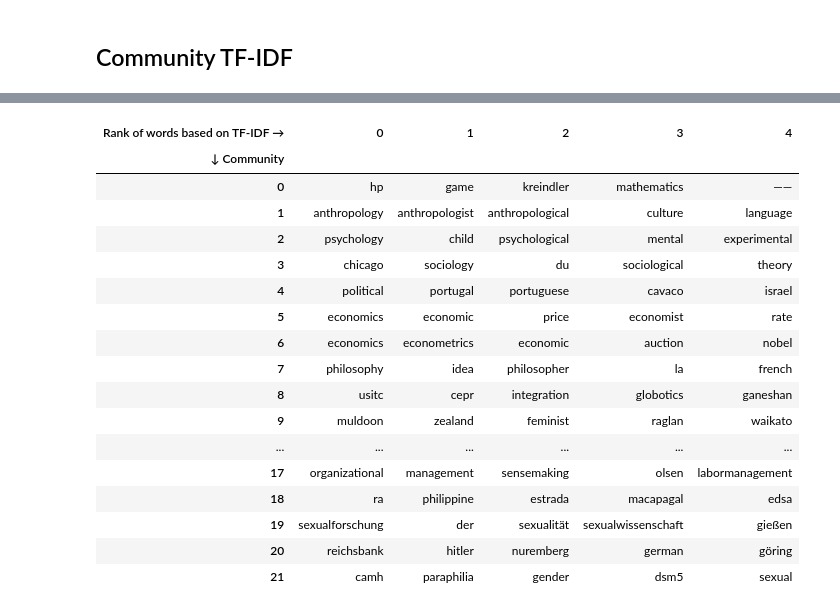
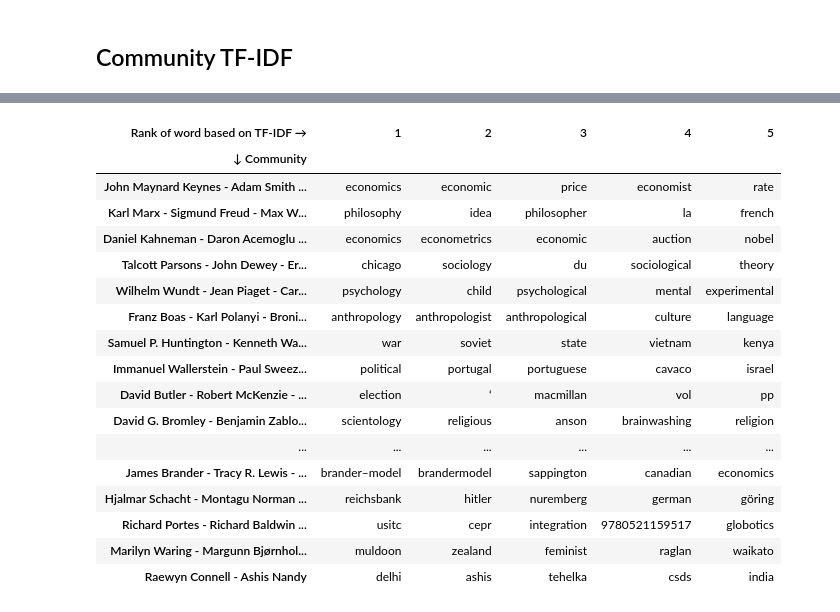
Before and after one commit to EsbenBL/social_graph_exam, a Jupyter notebook: Text Analysis.ipynb, the cells around one changed output, grey strips where cells are left out. Drawn from its saved outputs; the diff is of its cells as text; code cells hidden in the pictures.

```diff
--- a/Text Analysis.ipynb
+++ b/Text Analysis.ipynb
@@ -235,6 +235,11 @@ field_tf_idf = calc_tf_idf(field_dict)
 com_tf_idf = calc_tf_idf(com_dict)
 # %% [markdown]
 ## Scientific Field TF-IDF
+# %%
+import json
+# import community sizes
+with open('com_size_dict.json', 'r', encoding = 'utf-8') as f:
+    com_size_dict = json.load(f)
 # %%
 print('The top 5 words in each scientific field based on tf')
 
@@ -242,8 +247,9 @@ print('The top 5 words in each scientific field based on tf')
 l = [list(computeTF(_txt))[:5] for _com, _txt in field_dict.items()]
 # to df
 _df = pd.DataFrame(l, index = field_dict.keys())
+_df.columns = range(1,6) # rename columns
 _df = _df.rename_axis('↓ Scientific Field', axis = 0)
-_df = _df.rename_axis('Rank of words based on TF →', axis = 1).sort_index()
+_df = _df.rename_axis('Rank of word based on TF →', axis = 1).sort_index()
 
 ''' save df as html table '''
 with open('html_tables/field_tf.html', "w", encoding='utf-8') as f:
@@ -268,8 +274,9 @@ l =  [list(field_tf_idf[_field].sort_values(ascending=False)[:5].index) for _fie
 
 # to df
 _df = pd.DataFrame(l, index = field_tf_idf.columns)
+_df.columns = range(1,6) # rename columns
 _df = _df.rename_axis('↓ Scientific Field', axis = 0)
-_df = _df.rename_axis('Rank of words based on TF-IDF →', axis = 1).sort_index()
+_df = _df.rename_axis('Rank of word based on TF-IDF →', axis = 1).sort_index()
 
 ''' save df as html table '''
 with open('html_tables/field_tf_idf.html', "w", encoding='utf-8') as f:
@@ -290,12 +297,17 @@ _df
 # %%
 print('The top 5 words in each communities based on tf')
 
+# Sort based on community size
+com_dict = dict(sorted(com_dict.items(), key=lambda x: com_size_dict[x[0]], reverse= True))
+
 # calc top 5 tf ranks for each community
 l = [list(computeTF(_txt))[:5] for _com, _txt in com_dict.items()]
+
 # to df
 _df = pd.DataFrame(l, index = com_dict.keys())
+_df.columns = range(1,6) # rename columns
 _df = _df.rename_axis('↓ Community', axis = 0)
-_df = _df.rename_axis('Rank of words based on TF →', axis = 1).sort_index()
+_df = _df.rename_axis('Rank of word based on TF →', axis = 1)
 
 ''' save df as html table '''
 with open('html_tables/community_tf.html', "w", encoding='utf-8') as f:
@@ -325,35 +337,36 @@ The top 5 words in each communities based on tf
 # %%
 ''' The 5 most important word for each community based on TF-IDF'''
 
 # get top 5 words for each top 5 community based on tf_idf
-l =  [list(com_tf_idf[_com].sort_values(ascending=False)[:5].index) for _com in com_tf_idf.columns]
+l =  [list(com_tf_idf[_com].sort_values(ascending=False)[:5].index) for _com in com_dict.keys()]
 
 # to df
-_df = pd.DataFrame(l, index = com_tf_idf.columns)
+_df = pd.DataFrame(l, index = com_dict.keys())
+_df.columns = range(1,6) # rename columns
 _df = _df.rename_axis('↓ Community', axis = 0)
-_df = _df.rename_axis('Rank of words based on TF-IDF →', axis = 1).sort_index()
+_df = _df.rename_axis('Rank of word based on TF-IDF →', axis = 1)
 
 ''' save df as html table '''
 with open('html_tables/community_tf_idf.html', "w", encoding='utf-8') as f:
     f.write(_df.to_html().replace('border="1"','border="0"')) # set border = 0, to make it prettier
 
 _df
 # %% [output]
-| Rank of words based on TF-IDF → | 0 | 1 | 2 | 3 | 4 |
+| Rank of word based on TF-IDF → | 1 | 2 | 3 | 4 | 5 |
 | ↓ Community |  |  |  |  |  |
-| 0 | hp | game | kreindler | mathematics | —— |
-| 1 | anthropology | anthropologist | anthropological | culture | language |
-| 2 | psychology | child | psychological | mental | experimental |
-| 3 | chicago | sociology | du | sociological | theory |
-| 4 | political | portugal | portuguese | cavaco | israel |
-| 5 | economics | economic | price | economist | rate |
-| 6 | economics | econometrics | economic | auction | nobel |
-| 7 | philosophy | idea | philosopher | la | french |
-| 8 | usitc | cepr | integration | globotics | ganeshan |
-| 9 | muldoon | zealand | feminist | raglan | waikato |
+| John Maynard Keynes - Adam Smith ... | economics | economic | price | economist | rate |
+| Karl Marx - Sigmund Freud - Max W... | philosophy | idea | philosopher | la | french |
+| Daniel Kahneman - Daron Acemoglu ... | economics | econometrics | economic | auction | nobel |
+| Talcott Parsons - John Dewey - Er... | chicago | sociology | du | sociological | theory |
+| Wilhelm Wundt - Jean Piaget - Car... | psychology | child | psychological | mental | experimental |
+| Franz Boas - Karl Polanyi - Broni... | anthropology | anthropologist | anthropological | culture | language |
+| Samuel P. Huntington - Kenneth Wa... | war | soviet | state | vietnam | kenya |
+| Immanuel Wallerstein - Paul Sweez... | political | portugal | portuguese | cavaco | israel |
+| David Butler - Robert McKenzie - ... | election | ‘ | macmillan | vol | pp |
+| David G. Bromley - Benjamin Zablo... | scientology | religious | anson | brainwashing | religion |
 | ... | ... | ... | ... | ... | ... |
-| 17 | organizational | management | sensemaking | olsen | labormanagement |
-| 18 | ra | philippine | estrada | macapagal | edsa |
-| 19 | sexualforschung | der | sexualität | sexualwissenschaft | gießen |
-| 20 | reichsbank | hitler | nuremberg | german | göring |
-| 21 | camh | paraphilia | gender | dsm5 | sexual |
+| James Brander - Tracy R. Lewis - ... | brander–model | brandermodel | sappington | canadian | economics |
+| Hjalmar Schacht - Montagu Norman ... | reichsbank | hitler | nuremberg | german | göring |
+| Richard Portes - Richard Baldwin ... | usitc | cepr | integration | 9780521159517 | globotics |
+| Marilyn Waring - Margunn Bjørnhol... | muldoon | zealand | feminist | raglan | waikato |
+| Raewyn Connell - Ashis Nandy | delhi | ashis | tehelka | csds | india |
```
Also changed, not shown: parts of 4 cells of this notebook, 14 other files.
